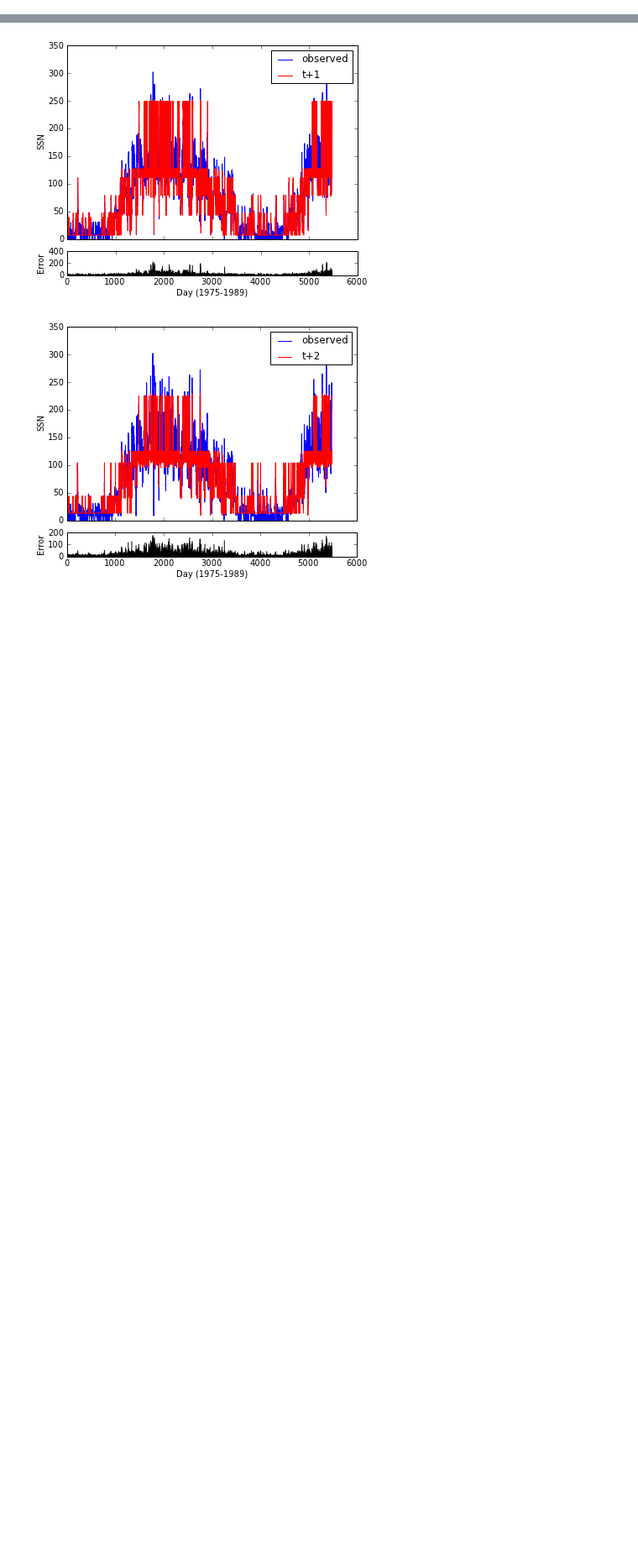
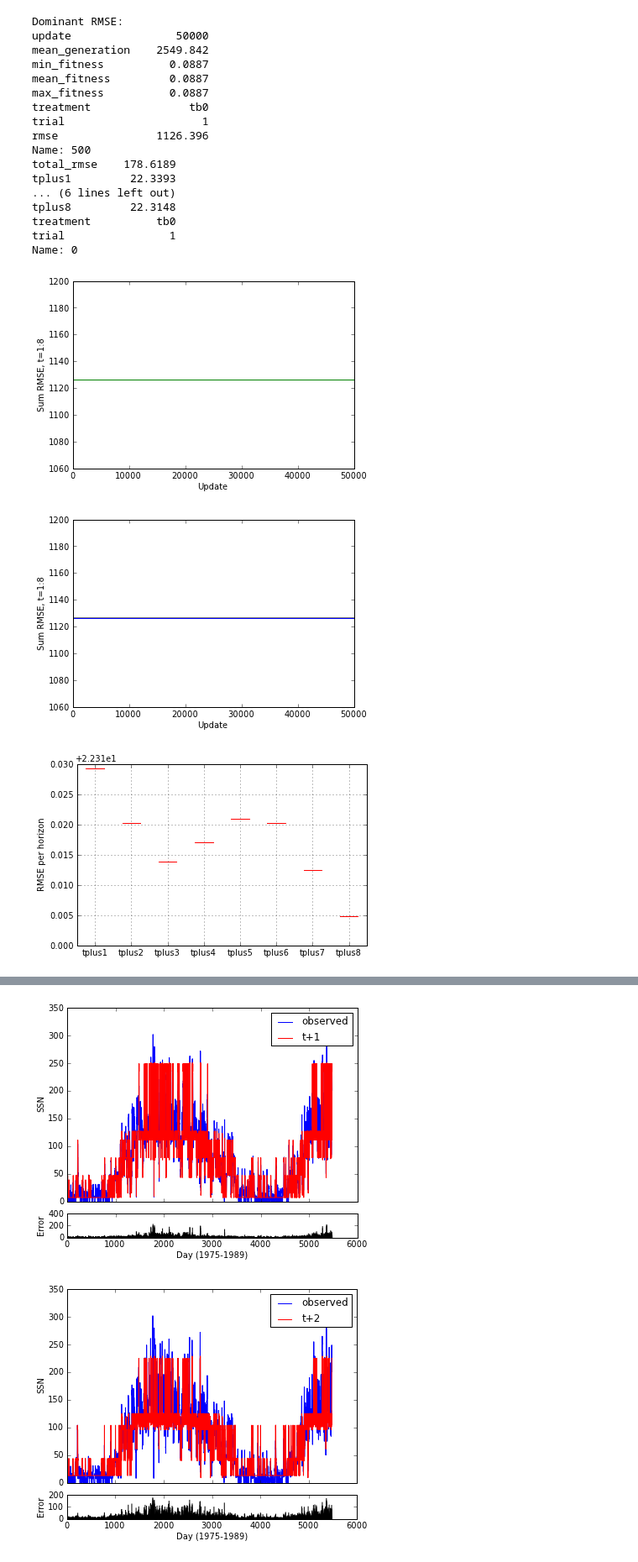
Before and after one commit to mmirmomeni/sunspot, a Jupyter notebook: math/sunspot.ipynb, the cells around one changed output, grey strips where cells are left out. Shown at 84% size. Drawn from its saved outputs; the diff is of its cells as text; code cells hidden in the pictures; blank space fills up the shorter version.

```diff
--- a/math/sunspot.ipynb
+++ b/math/sunspot.ipynb
@@ -91,0 +106,23 @@ D = r.load_files(r.find_files("/Users/dk/research/src/sunspot/var/002-multi/", "
+# %%
+sunspot_results('/Users/dk/research/var/sunspot/002-ssn','tb')
+# %% [output]
+Dominant RMSE:
+update                50000
+mean_generation    2549.842
+min_fitness          0.0887
+mean_fitness         0.0887
+max_fitness          0.0887
+treatment               tb0
+trial                     1
+rmse               1126.396
+Name: 500
+total_rmse    178.6189
+tplus1         22.3393
+... (6 lines left out)
+tplus8         22.3148
+treatment          tb0
+trial                1
+Name: 0
+[figure, added]
+[figure, added]
+[figure, added]
```
Also changed, not shown: parts of 23 cells of this notebook, 16 other files.
